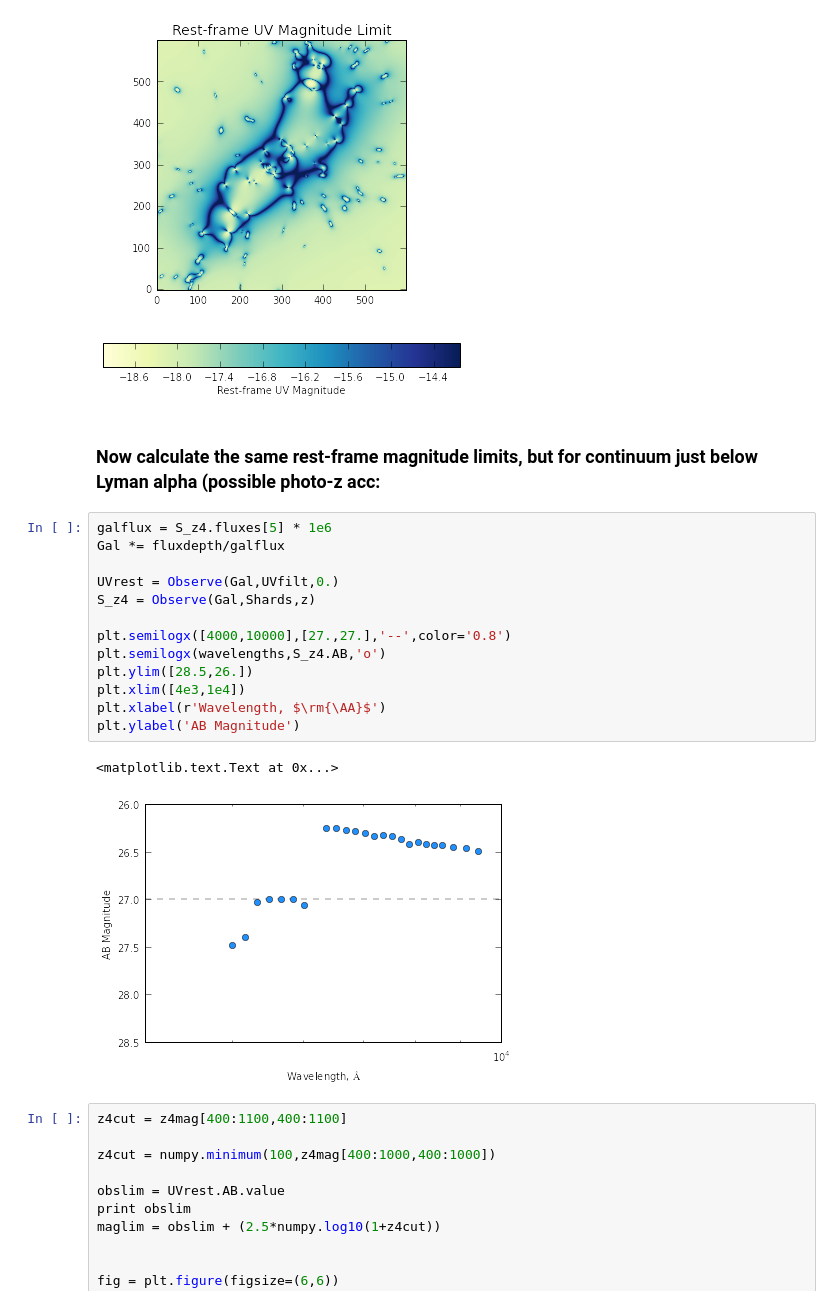
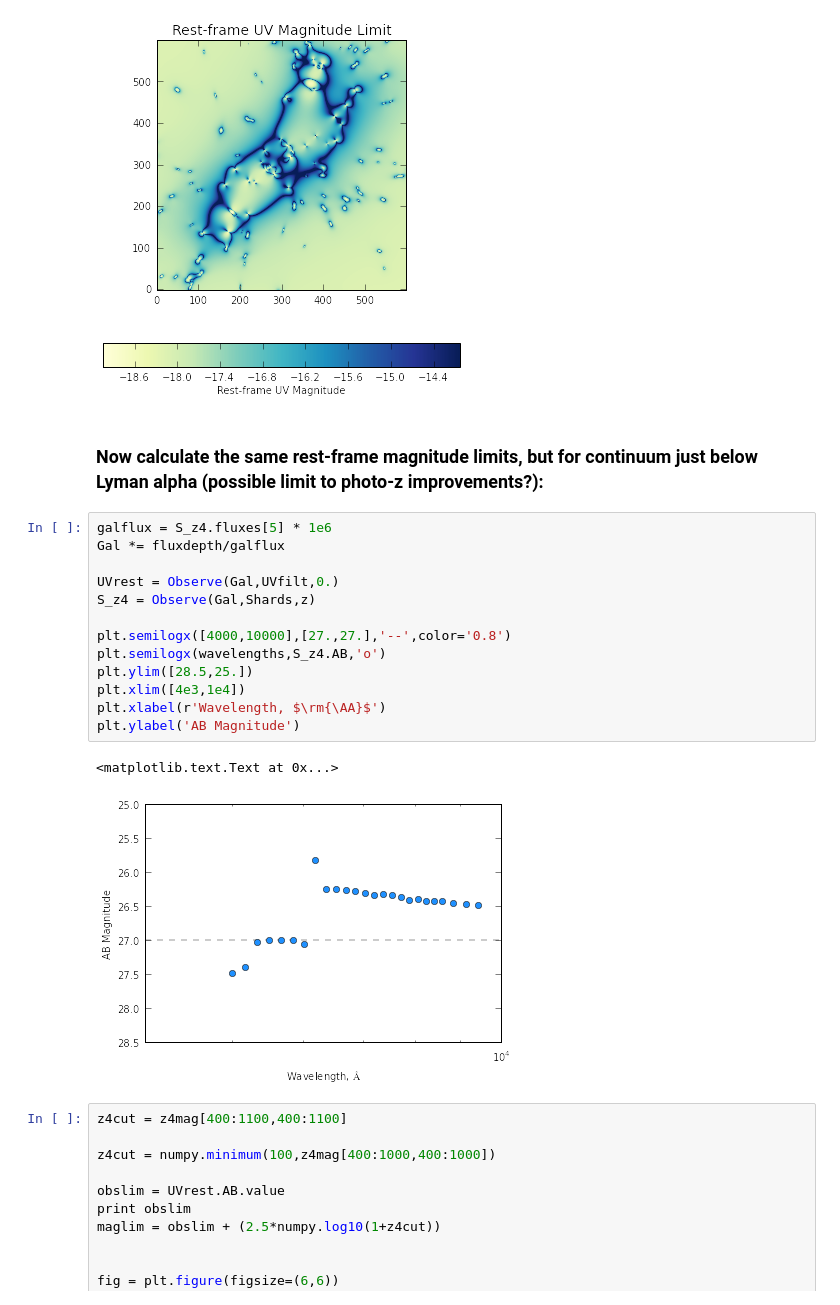
Before and after one commit to dunkenj/smpy, a Jupyter notebook: smpy-obs/Continuum Depths.ipynb, the cells around one changed output. Saved outputs shown, nothing was run; the diff lists cells and outputs as text.

```diff
--- a/smpy-obs/Continuum Depths.ipynb
+++ b/smpy-obs/Continuum Depths.ipynb
@@ -84,23 +84,23 @@ Ax.set_title('Rest-frame UV Magnitude Limit',size=14)
 <matplotlib.text.Text at 0x...>
 [figure]
 # %% [markdown]
-### Now calculate the same rest-frame magnitude limits, but for continuum just below Lyman alpha (possible photo-z acc:
+### Now calculate the same rest-frame magnitude limits, but for continuum just below Lyman alpha (possible limit to photo-z improvements?):
 # %%
 galflux = S_z4.fluxes[5] * 1e6
 Gal *= fluxdepth/galflux
 
 UVrest = Observe(Gal,UVfilt,0.)
 S_z4 = Observe(Gal,Shards,z)
 
 plt.semilogx([4000,10000],[27.,27.],'--',color='0.8')
 plt.semilogx(wavelengths,S_z4.AB,'o')
-plt.ylim([28.5,26.])
+plt.ylim([28.5,25.])
 plt.xlim([4e3,1e4])
 plt.xlabel(r'Wavelength, $\rm{\AA}$')
 plt.ylabel('AB Magnitude')
 # %% [output]
 <matplotlib.text.Text at 0x...>
-[figure, old version]
+[figure, new version]
 # %%
 z4cut = z4mag[400:1100,400:1100]
 
```
Also changed, not shown: 1 other file.
